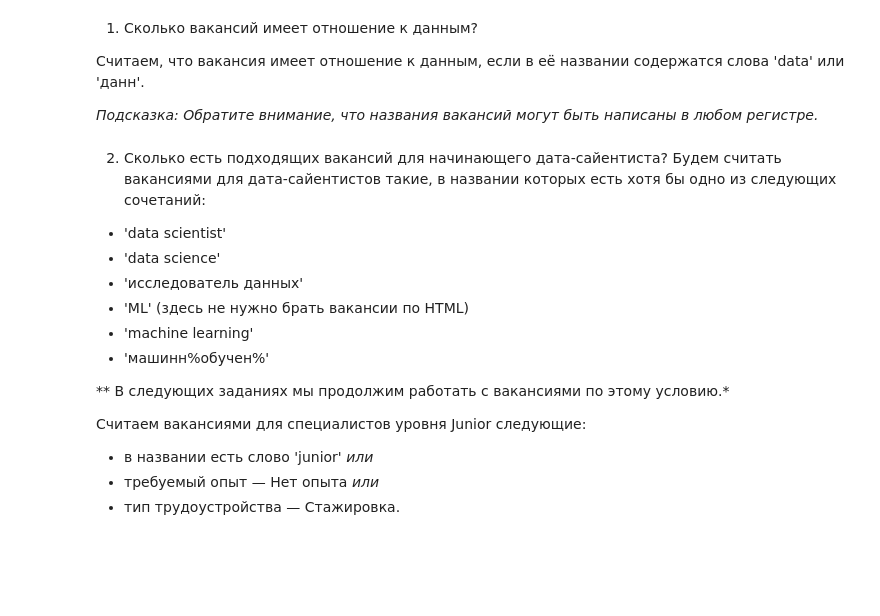
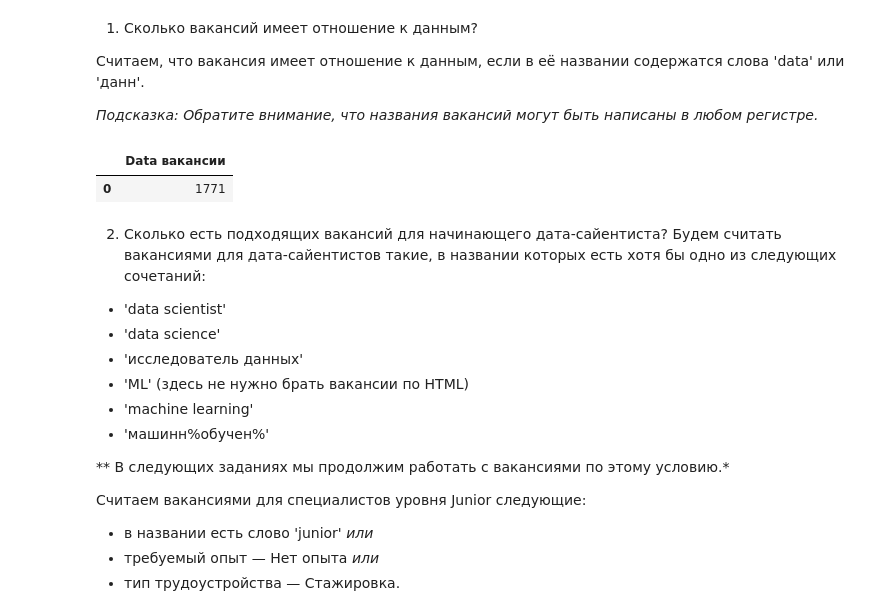
Before and after one commit to Tatpraded/DS_1017_Praded, a Jupyter notebook: project_2/Project-2.ipynb, the cells around one changed output. Cells and saved outputs as stored; diff of their text form; code cells hidden in the pictures; blank space fills up the shorter version.

```diff
--- a/project_2/Project-2.ipynb
+++ b/project_2/Project-2.ipynb
@@ -430,9 +429,17 @@ df.head(20)
 
 *Подсказка: Обратите внимание, что названия вакансий могут быть написаны в любом регистре.*
 # %%
-# текст запроса
+query_6_1 = f'''select
+                count(id) "Data вакансии"
+                from vacancies
+                where name ilike '%data%' or name ilike '%данн%'
+        '''
 # %%
-# результат запроса
+df = pd.read_sql_query(query_6_1, connection)
+df
+# %% [output]
+|  | Data вакансии |
+| 0 | 1771 |
 # %% [markdown]
 2. Сколько есть подходящих вакансий для начинающего дата-сайентиста?
 Будем считать вакансиями для дата-сайентистов такие, в названии которых есть хотя бы одно из следующих сочетаний:
```
Also changed, not shown: parts of 10 cells of this notebook.
